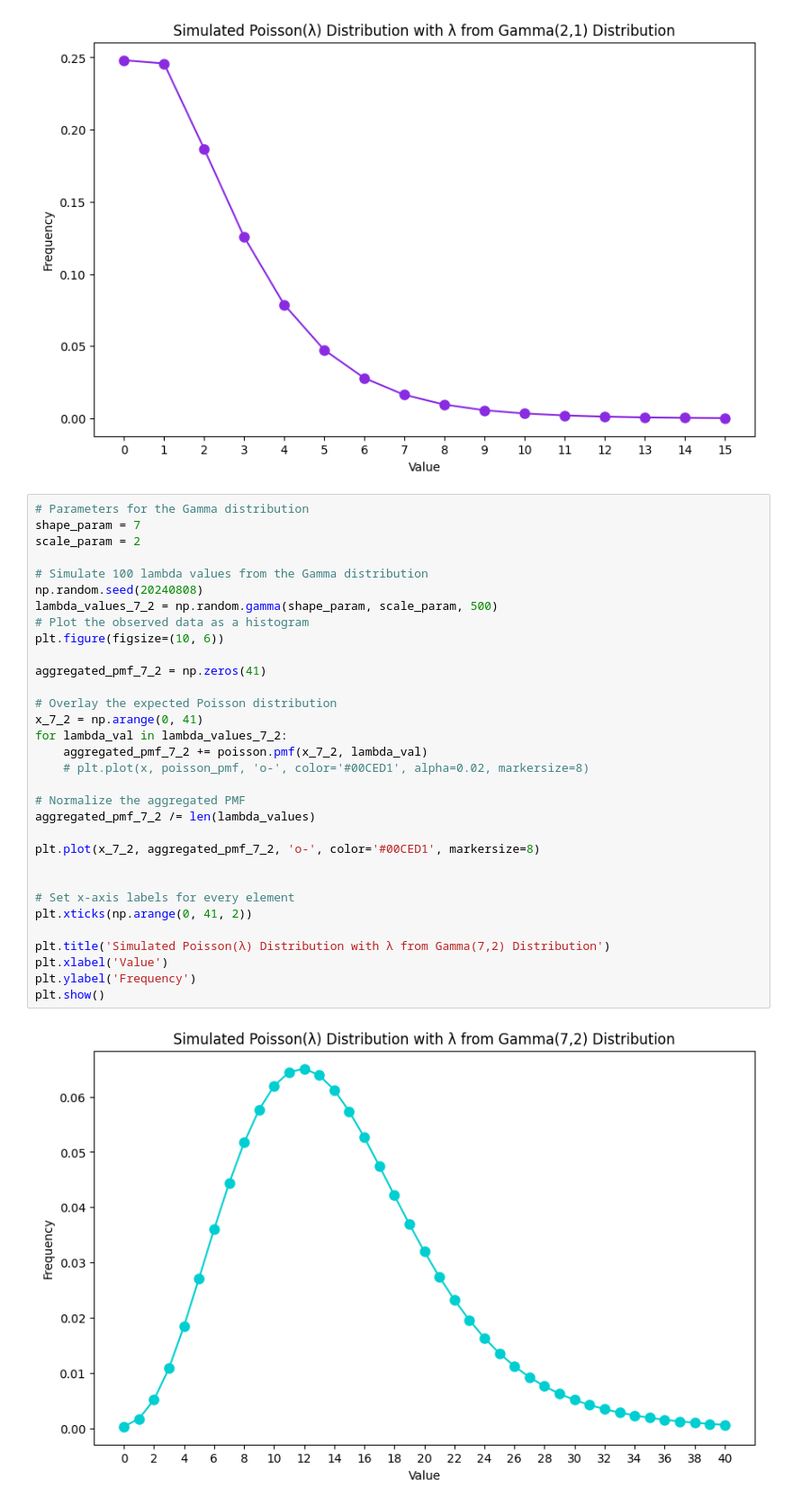
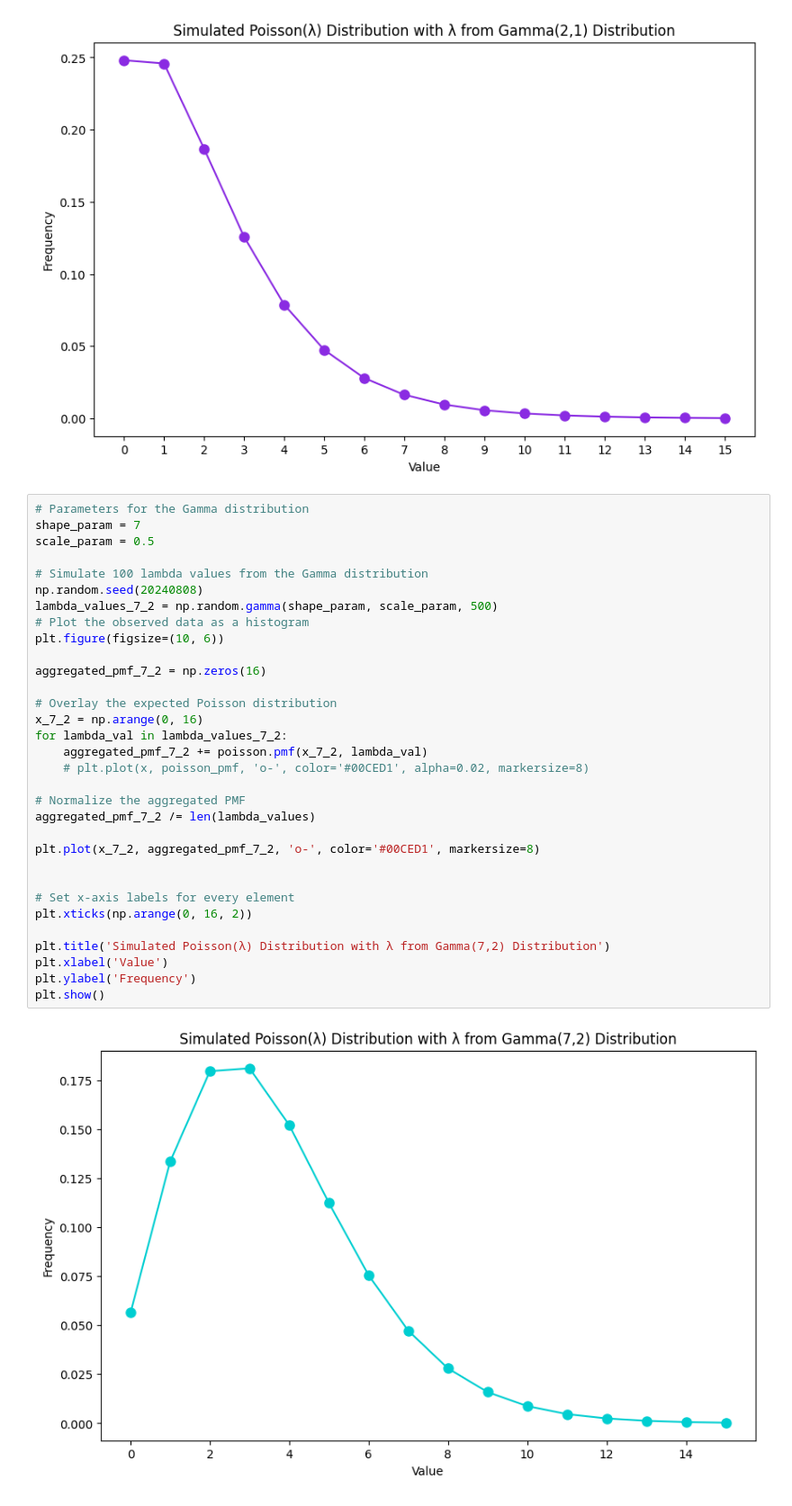
Before and after one commit to AlexFiliakov/poisson-gamma-sim, a Jupyter notebook: poisson_gamma_sim.ipynb, the cells around one changed output. Shown at 90% size. Drawn from its saved outputs; the diff is of its cells as text.

```diff
--- a/poisson_gamma_sim.ipynb
+++ b/poisson_gamma_sim.ipynb
@@ -38,37 +38,37 @@ plt.show()
 # %%
 # Parameters for the Gamma distribution
 shape_param = 7
-scale_param = 2
+scale_param = 0.5
 
 # Simulate 100 lambda values from the Gamma distribution
 np.random.seed(20240808)
 lambda_values_7_2 = np.random.gamma(shape_param, scale_param, 500)
 # Plot the observed data as a histogram
 plt.figure(figsize=(10, 6))
 
-aggregated_pmf_7_2 = np.zeros(41)
+aggregated_pmf_7_2 = np.zeros(16)
 
 # Overlay the expected Poisson distribution
-x_7_2 = np.arange(0, 41)
+x_7_2 = np.arange(0, 16)
 for lambda_val in lambda_values_7_2:
     aggregated_pmf_7_2 += poisson.pmf(x_7_2, lambda_val)
     # plt.plot(x, poisson_pmf, 'o-', color='#00CED1', alpha=0.02, markersize=8)
 
 # Normalize the aggregated PMF
 aggregated_pmf_7_2 /= len(lambda_values)
 
 plt.plot(x_7_2, aggregated_pmf_7_2, 'o-', color='#00CED1', markersize=8)
 
 
 # Set x-axis labels for every element
-plt.xticks(np.arange(0, 41, 2))
+plt.xticks(np.arange(0, 16, 2))
 
 plt.title('Simulated Poisson(λ) Distribution with λ from Gamma(7,2) Distribution')
 plt.xlabel('Value')
 plt.ylabel('Frequency')
 plt.show()
 # %% [output]
-[figure, old version]
+[figure, new version]
 # %%
 # Plot the aggregated PMFs side by side
 plt.figure(figsize=(20, 6))
```
Also changed, not shown: parts of 1 cell of this notebook, 1 other file.
